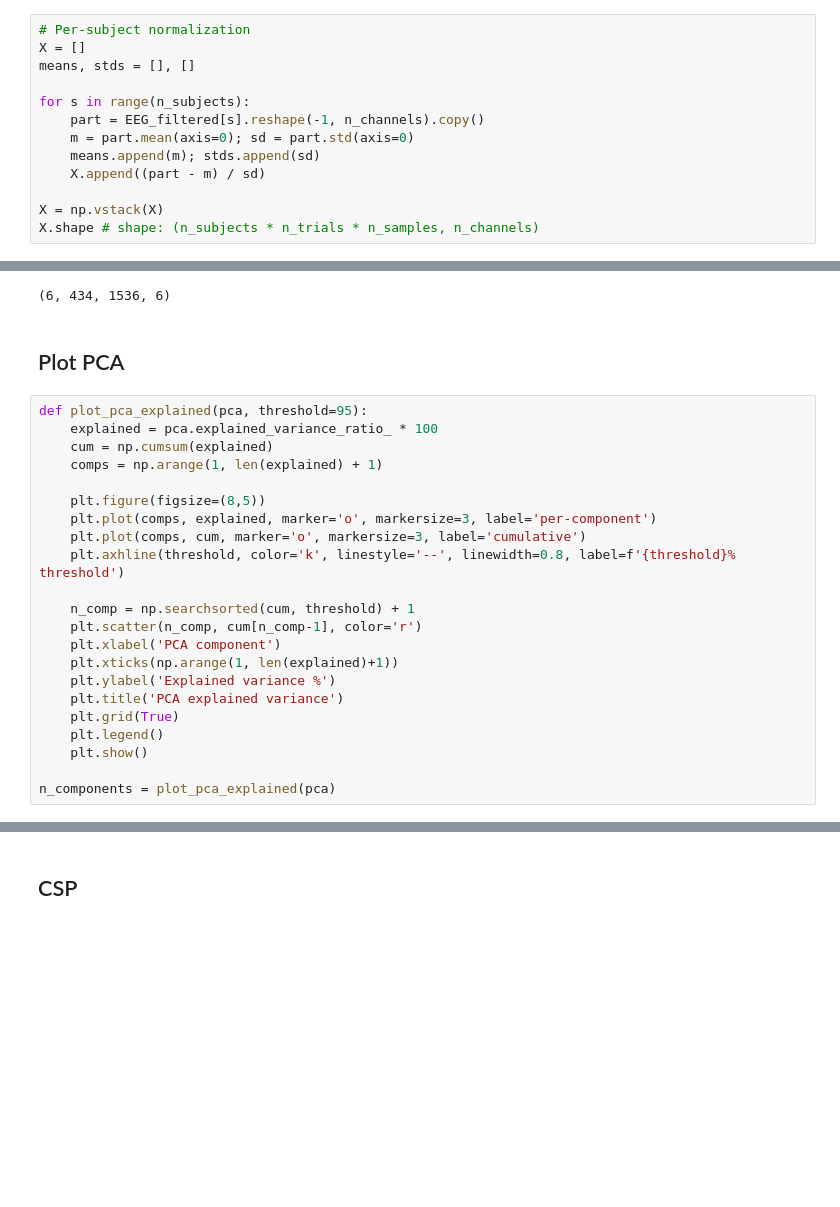
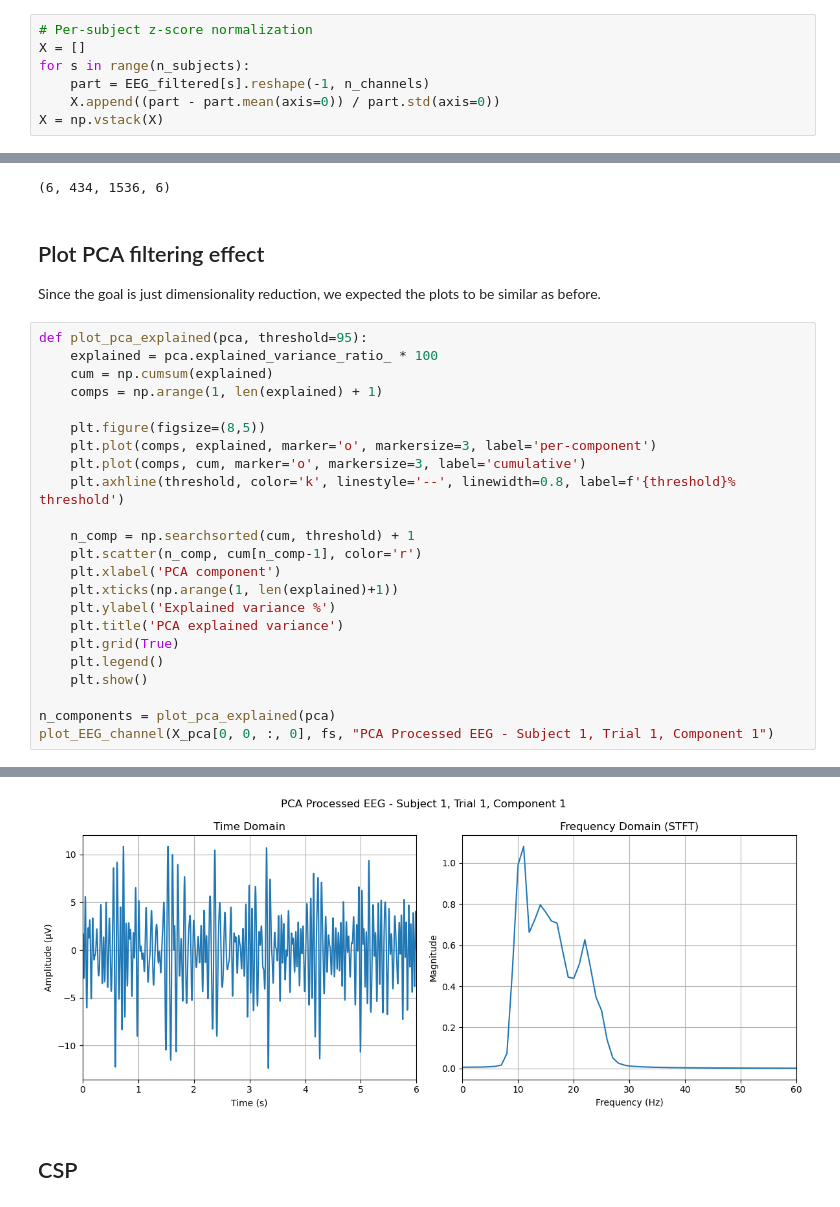
Before and after one commit to BalducciFrancesco/22053-Motor-Imagery-Miniproject, a Jupyter notebook: preprocessing.ipynb, the cells around one changed output, grey strips where cells are left out. Saved outputs shown, nothing was run; the diff lists cells and outputs as text; blank space fills up the shorter version.

```diff
--- a/preprocessing.ipynb
+++ b/preprocessing.ipynb
@@ -137,13 +170,7 @@ So PCA is capturing:
 # %%
-# Per-subject normalization
+# Per-subject z-score normalization
 X = []
-means, stds = [], []
-
 for s in range(n_subjects):
-    part = EEG_filtered[s].reshape(-1, n_channels).copy()
-    m = part.mean(axis=0); sd = part.std(axis=0)
-    means.append(m); stds.append(sd)
-    X.append((part - m) / sd)
-
+    part = EEG_filtered[s].reshape(-1, n_channels)
+    X.append((part - part.mean(axis=0)) / part.std(axis=0))
 X = np.vstack(X)
-X.shape # shape: (n_subjects * n_trials * n_samples, n_channels)
@@ -170,31 +195,34 @@ X_pca.shape
 Number of components selected in order to retain 95.0% variance -> 6
 (6, 434, 1536, 6)
 # %% [markdown]
-## Plot PCA
+## Plot PCA filtering effect
+Since the goal is just dimensionality reduction, we expected the plots to be similar as before.
 # %%
 def plot_pca_explained(pca, threshold=95):
     explained = pca.explained_variance_ratio_ * 100
     cum = np.cumsum(explained)
     comps = np.arange(1, len(explained) + 1)
 
     plt.figure(figsize=(8,5))
     plt.plot(comps, explained, marker='o', markersize=3, label='per-component')
     plt.plot(comps, cum, marker='o', markersize=3, label='cumulative')
     plt.axhline(threshold, color='k', linestyle='--', linewidth=0.8, label=f'{threshold}% threshold')
 
     n_comp = np.searchsorted(cum, threshold) + 1
     plt.scatter(n_comp, cum[n_comp-1], color='r')
     plt.xlabel('PCA component')
     plt.xticks(np.arange(1, len(explained)+1))
     plt.ylabel('Explained variance %')
     plt.title('PCA explained variance')
     plt.grid(True)
     plt.legend()
     plt.show()
 
 n_components = plot_pca_explained(pca)
+plot_EEG_channel(X_pca[0, 0, :, 0], fs, "PCA Processed EEG - Subject 1, Trial 1, Component 1")
 # %% [output]
 [figure]
+[figure, added]
 # %% [markdown]
 ## CSP
 # %%
```
Also changed, not shown: parts of 25 cells of this notebook, 1 other file.
